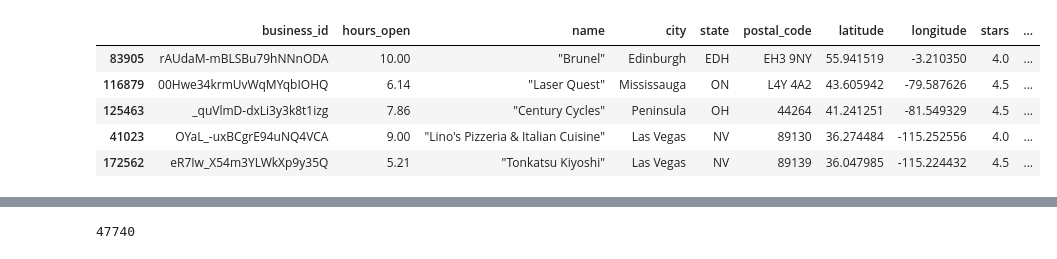
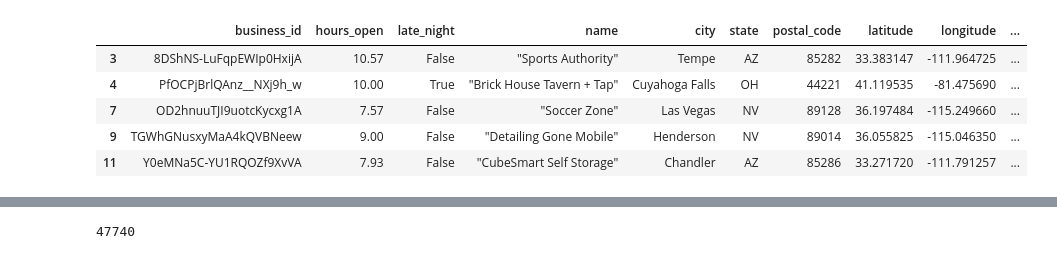
Before and after one commit to TheBetterTeam/GetYelp, a Jupyter notebook: Yelp Data/Focused_Clustering2.ipynb, the cells around one changed output, grey strips where cells are left out. Cells and saved outputs as stored; diff of their text form; code cells hidden in the pictures.

```diff
--- a/Yelp Data/Focused_Clustering2.ipynb
+++ b/Yelp Data/Focused_Clustering2.ipynb
@@ -72,26 +72,30 @@ def times_to_hours(row):
     for day in week:
         sum1 = sum1 + times_to_hours_2(row[day])
     return round(sum1 / 7., 2)
-#print(times_to_hours('4:30-22:10'))
+
+def is_late_night(row):
+    close = row['friday']
+    close = close.split('-')
+    if len(close) < 2:
+        return False
+    close = close[1].split(':')
+    return (int(close[0]) > 22) or (int(close[0]) < 3)
 # %%
-#h_samp.replace('None', None)
-#remove_none(h_samp).describe()
-sample = remove_none(h_samp)
-#sample.count()
-#sample[83905]
-#sample.head()
+sample = remove_none(business_hours)
+#sample = remove_none(h_samp)
 sample['hours_open'] = sample.apply(times_to_hours, axis = 1)
-#sample.head()
+# %%
+sample['late_night'] = sample.apply(is_late_night, axis = 1)
 # %%
-sample2 = sample[['business_id', 'hours_open']].join(business_df.set_index('business_id'), on='business_id', lsuffix='_l',rsuffix='_r')
+sample2 = sample[['business_id', 'hours_open', 'late_night']].join(business_df.set_index('business_id'), on='business_id', lsuffix='_l',rsuffix='_r')
 sample2.head()
 # %% [output]
-|  | business_id | hours_open | name | city | state | postal_code | latitude | longitude | stars | ... |
-| 83905 | rAUdaM-mBLSBu79hNNnODA | 10.00 | "Brunel" | Edinburgh | EDH | EH3 9NY | 55.941519 | -3.210350 | 4.0 | ... |
-| 116879 | 00Hwe34krmUvWqMYqbIOHQ | 6.14 | "Laser Quest" | Mississauga | ON | L4Y 4A2 | 43.605942 | -79.587626 | 4.5 | ... |
-| 125463 | _quVlmD-dxLi3y3k8t1izg | 7.86 | "Century Cycles" | Peninsula | OH | 44264 | 41.241251 | -81.549329 | 4.5 | ... |
-| 41023 | OYaL_-uxBCgrE94uNQ4VCA | 9.00 | "Lino's Pizzeria & Italian Cuisine" | Las Vegas | NV | 89130 | 36.274484 | -115.252556 | 4.0 | ... |
-| 172562 | eR7Iw_X54m3YLWkXp9y35Q | 5.21 | "Tonkatsu Kiyoshi" | Las Vegas | NV | 89139 | 36.047985 | -115.224432 | 4.5 | ... |
+|  | business_id | hours_open | late_night | name | city | state | postal_code | latitude | longitude | ... |
+| 3 | 8DShNS-LuFqpEWIp0HxijA | 10.57 | False | "Sports Authority" | Tempe | AZ | 85282 | 33.383147 | -111.964725 | ... |
+| 4 | PfOCPjBrlQAnz__NXj9h_w | 10.00 | True | "Brick House Tavern + Tap" | Cuyahoga Falls | OH | 44221 | 41.119535 | -81.475690 | ... |
+| 7 | OD2hnuuTJI9uotcKycxg1A | 7.57 | False | "Soccer Zone" | Las Vegas | NV | 89128 | 36.197484 | -115.249660 | ... |
+| 9 | TGWhGNusxyMaA4kQVBNeew | 9.00 | False | "Detailing Gone Mobile" | Henderson | NV | 89014 | 36.055825 | -115.046350 | ... |
+| 11 | Y0eMNa5C-YU1RQOZf9XvVA | 7.93 | False | "CubeSmart Self Storage" | Chandler | AZ | 85286 | 33.271720 | -111.791257 | ... |
 # %%
 plt.figure(figsize=(10,10))
 plt.hist(sample2['hours_open'], range=(0,24), bins=24)
```
Also changed, not shown: parts of 6 cells of this notebook.
